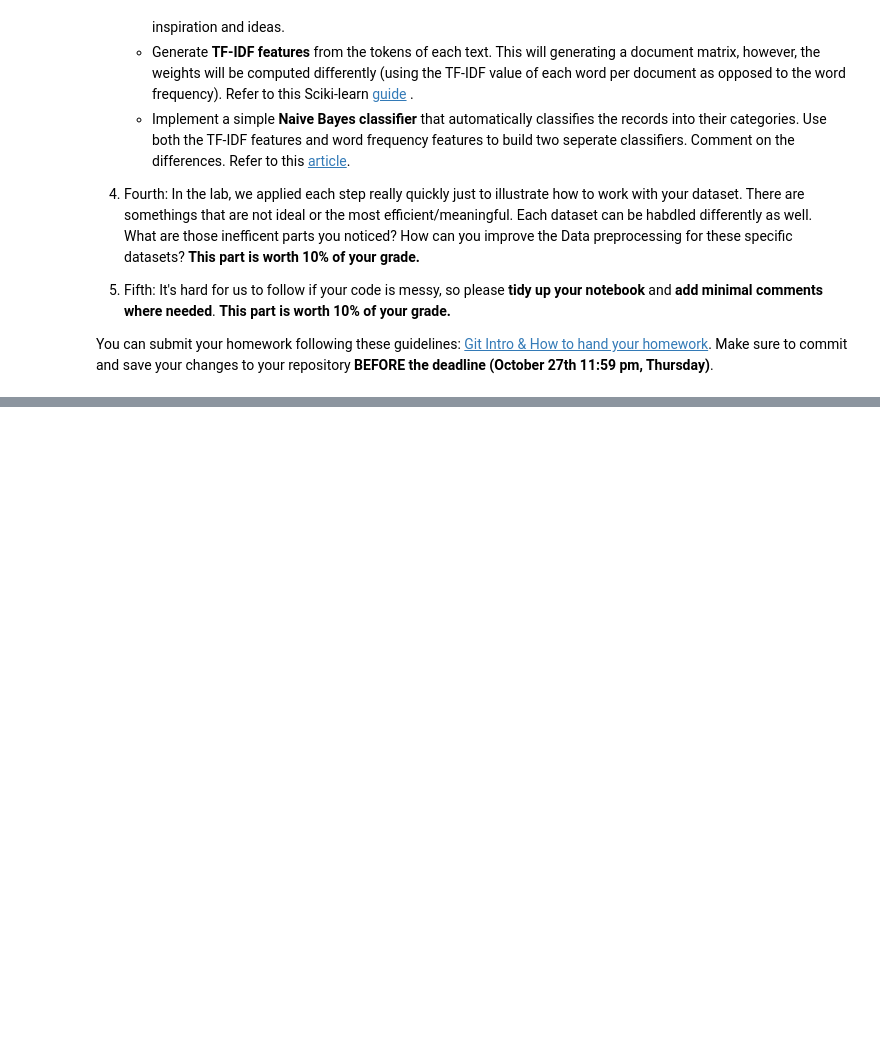
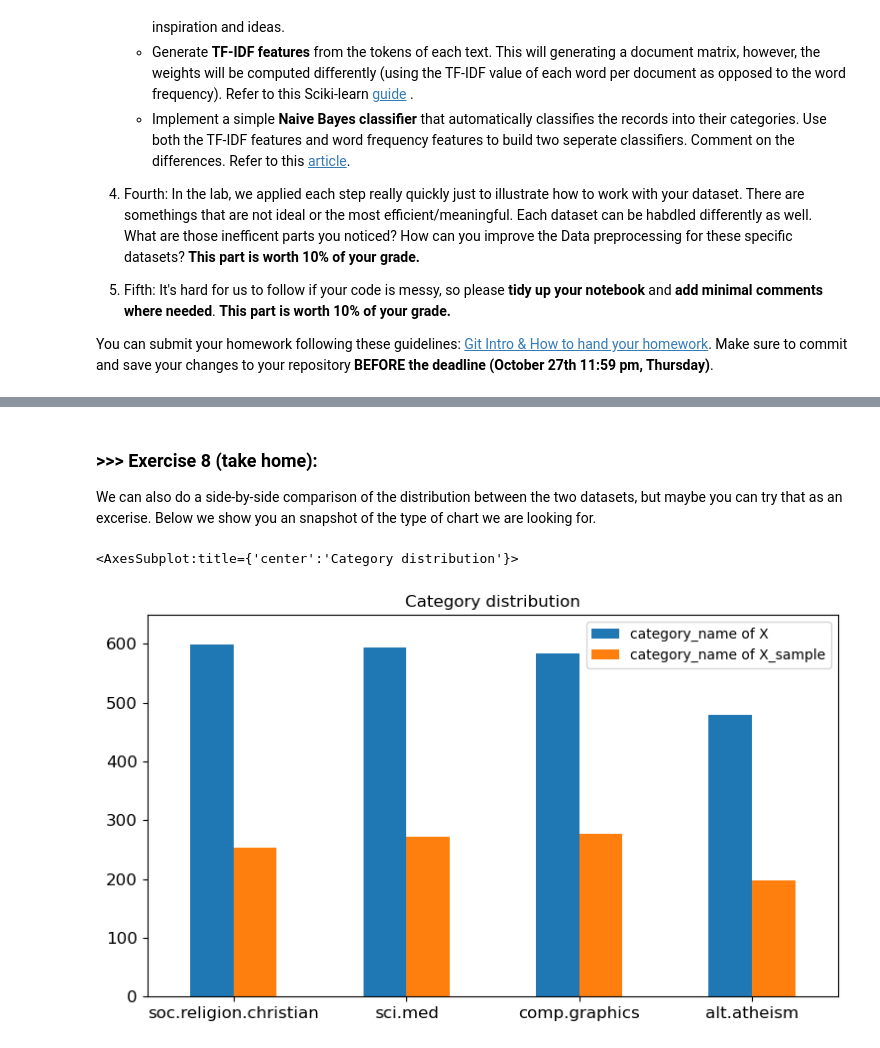
Before and after one commit to howardwang1005/DM2023-Lab1-Master, a Jupyter notebook: Homework/DM2023-Lab1-Homework.ipynb, the cells around one changed output, grey strips where cells are left out. Drawn from its saved outputs; the diff is of its cells as text; code cells hidden in the pictures; blank space fills up the shorter version.

```diff
--- a/Homework/DM2023-Lab1-Homework.ipynb
+++ b/Homework/DM2023-Lab1-Homework.ipynb
@@ -35,0 +434,21 @@ You can submit your homework following these guidelines: [Git Intro & How to han
+# %% [markdown]
+### >>> **Exercise 8 (take home):**
+We can also do a side-by-side comparison of the distribution between the two datasets, but maybe you can try that as an excerise. Below we show you an snapshot of the type of chart we are looking for.
+# %%
+# Answer here
+numofX = X.category_name.value_counts().rename_axis('values').to_frame('category_name of X')
+numofXSample = X_sample.category_name.value_counts().rename_axis('values').to_frame('category_name of X_sample')
+
+cnCountCat = pd.concat([numofX, numofXSample], axis=1).reset_index(drop=False)
+upper_bound = max(X.category_name.value_counts() + 50) #from the bigger one
+
+cnCountCat.plot(kind = 'bar',
+                x = 'values',
+                y = ['category_name of X', 'category_name of X_sample'],
+                title = 'Category distribution',
+                xlabel = '',
+                ylim = [0, upper_bound],
+                rot = 0, fontsize = 12, figsize = (9,5))
+# %% [output]
+<AxesSubplot:title={'center':'Category distribution'}>
+[figure, added]
```
Also changed, not shown: parts of 173 cells of this notebook, 1 other file.
